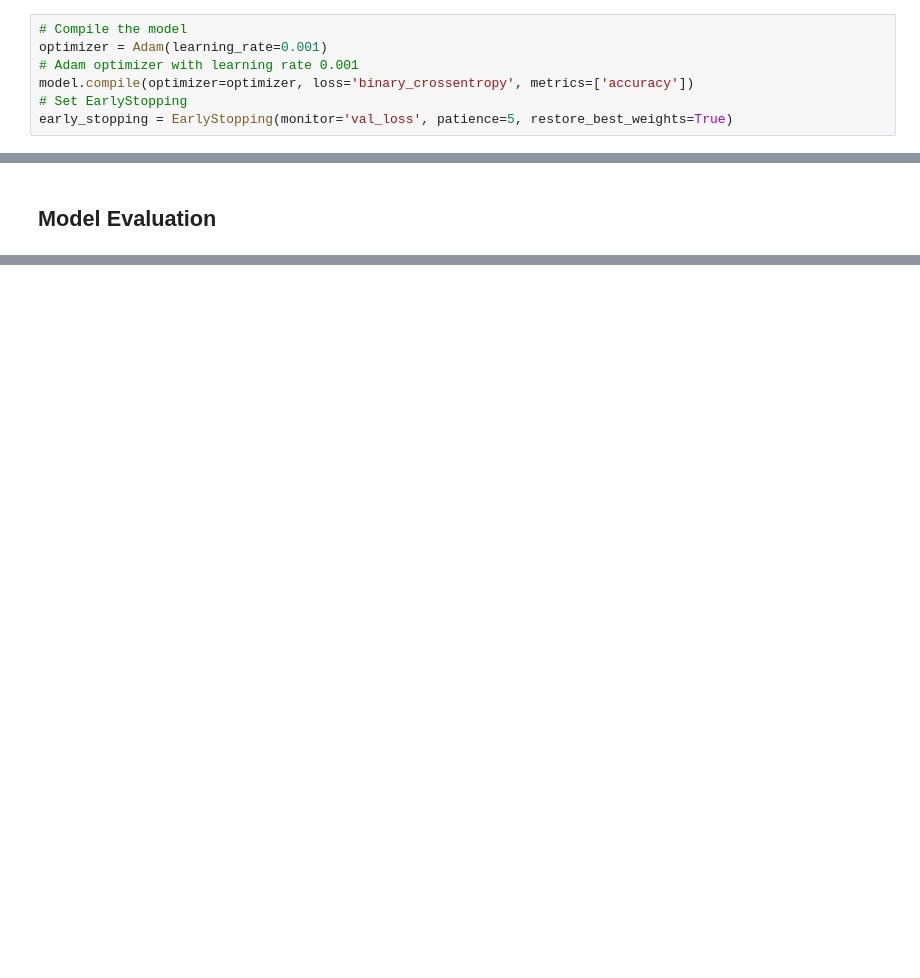
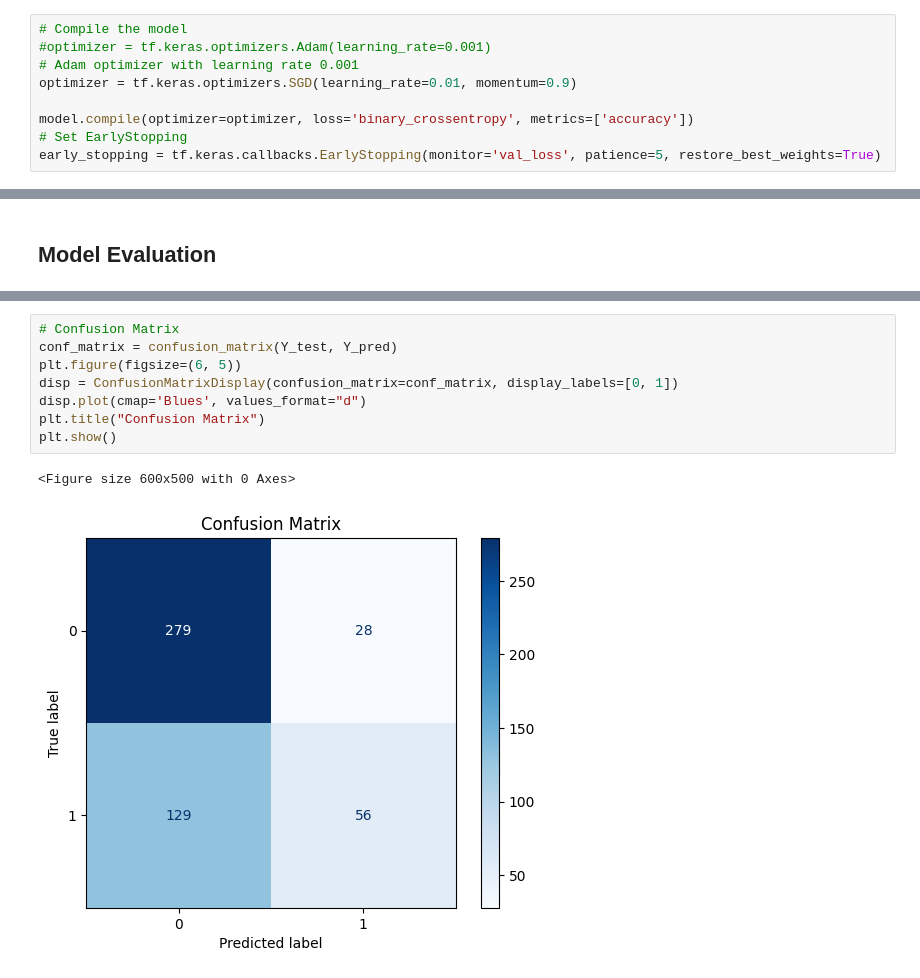
Before and after one commit to g-tumwesigye/water_quality_model_assignment, a Jupyter notebook: Water_Quality_Model.ipynb, the cells around one changed output, grey strips where cells are left out. Saved outputs shown, nothing was run; the diff lists cells and outputs as text; blank space fills up the shorter version.

Commit message:
Trying SGD (Momentum) instead of Adam

```diff
--- a/Water_Quality_Model.ipynb
+++ b/Water_Quality_Model.ipynb
@@ -85,8 +119,10 @@ model = Sequential([
 ])
 # %%
 # Compile the model
-optimizer = Adam(learning_rate=0.001)
+#optimizer = tf.keras.optimizers.Adam(learning_rate=0.001)
 # Adam optimizer with learning rate 0.001
+optimizer = tf.keras.optimizers.SGD(learning_rate=0.01, momentum=0.9)
+
 model.compile(optimizer=optimizer, loss='binary_crossentropy', metrics=['accuracy'])
 # Set EarlyStopping
-early_stopping = EarlyStopping(monitor='val_loss', patience=5, restore_best_weights=True)
+early_stopping = tf.keras.callbacks.EarlyStopping(monitor='val_loss', patience=5, restore_best_weights=True)
@@ -156,0 +215,11 @@ F1 Score: 0.4471057884231537, Recall: 0.6054054054054054, Precision: 0.354430379
+# %%
+# Confusion Matrix
+conf_matrix = confusion_matrix(Y_test, Y_pred)
+plt.figure(figsize=(6, 5))
+disp = ConfusionMatrixDisplay(confusion_matrix=conf_matrix, display_labels=[0, 1])
+disp.plot(cmap='Blues', values_format="d")
+plt.title("Confusion Matrix")
+plt.show()
+# %% [output]
+<Figure size 600x500 with 0 Axes>
+[figure, added]
```
Also changed, not shown: parts of 16 cells of this notebook.
